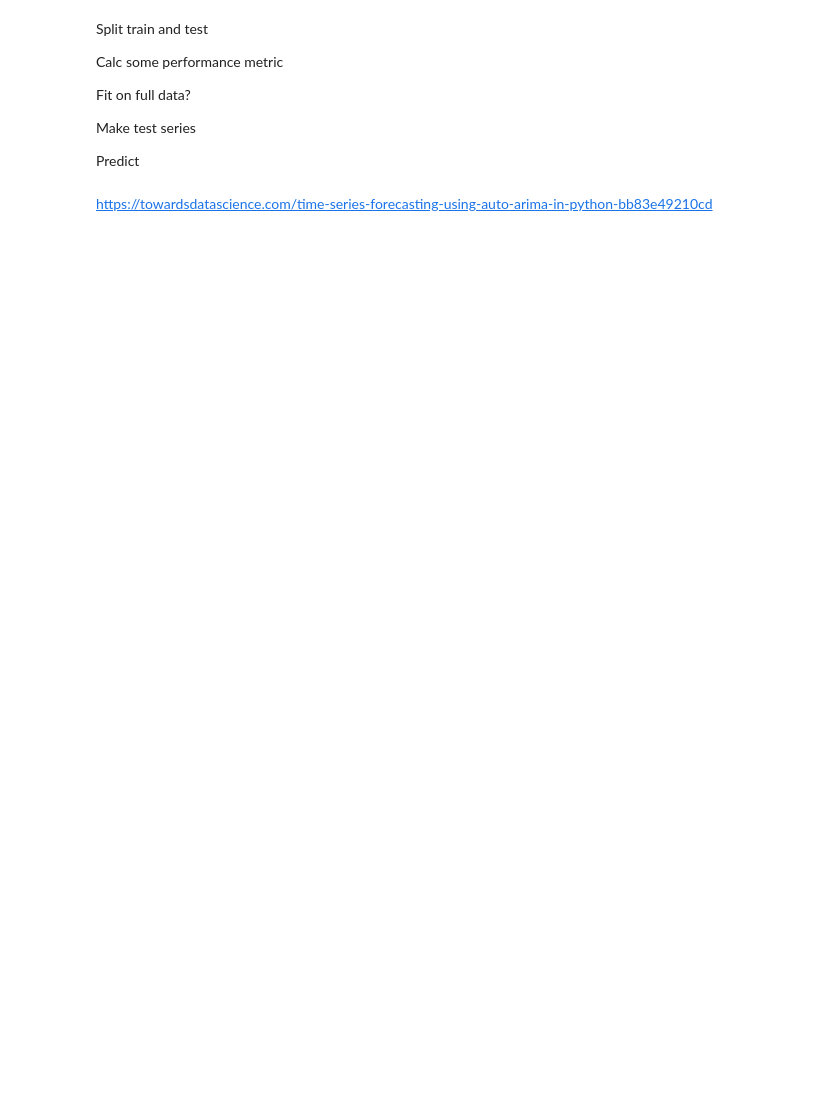
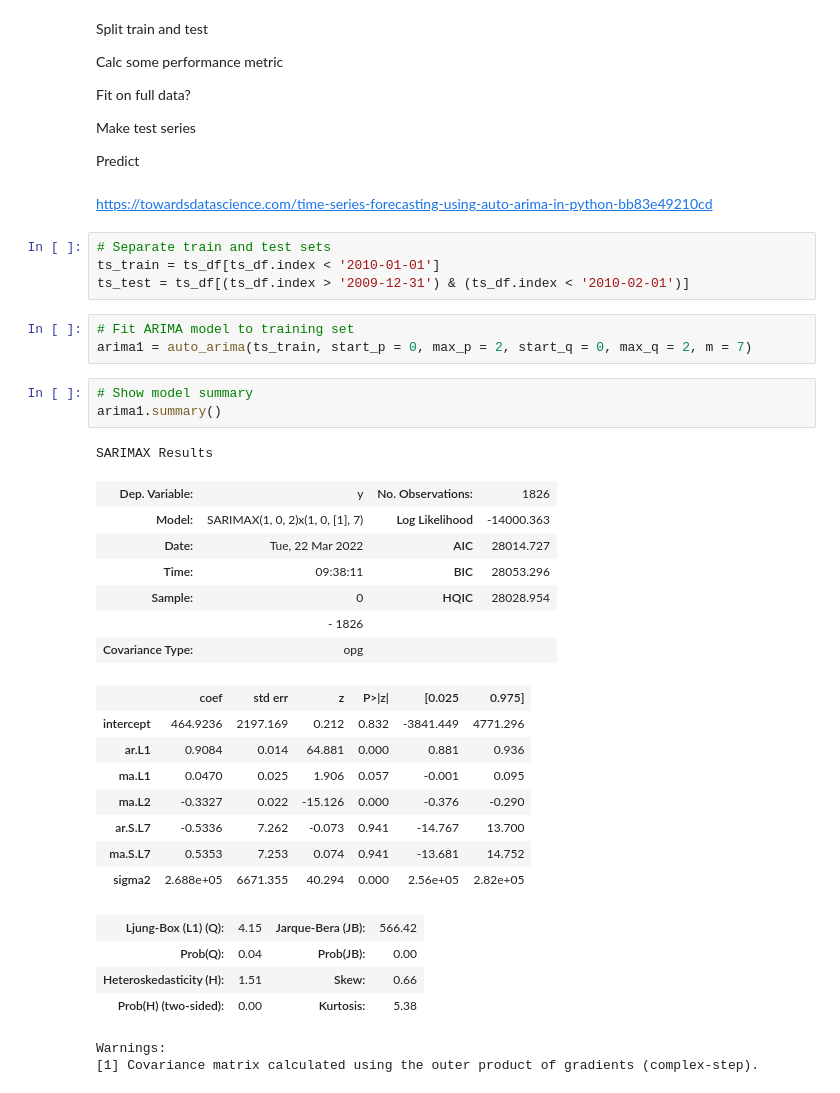
Before and after one commit to robkravec/ENV790_TimeSeriesAnalysis_Sp2022, a Jupyter notebook: Competition/Competition.ipynb, the cells around one changed output. Cells and saved outputs as stored; diff of their text form; blank space fills up the shorter version.

```diff
--- a/Competition/Competition.ipynb
+++ b/Competition/Competition.ipynb
@@ -101,3 +110,36 @@ Make test series
 Predict
 # %% [markdown]
 https://towardsdatascience.com/time-series-forecasting-using-auto-arima-in-python-bb83e49210cd
+# %%
+# Separate train and test sets
+ts_train = ts_df[ts_df.index < '2010-01-01']
+ts_test = ts_df[(ts_df.index > '2009-12-31') & (ts_df.index < '2010-02-01')]
+# %%
+# Fit ARIMA model to training set
+arima1 = auto_arima(ts_train, start_p = 0, max_p = 2, start_q = 0, max_q = 2, m = 7)
+# %%
+# Show model summary
+arima1.summary()
+# %% [output]
+SARIMAX Results
+| Dep. Variable: | y | No. Observations: | 1826 |
+| Model: | SARIMAX(1, 0, 2)x(1, 0, [1], 7) | Log Likelihood | -14000.363 |
+| Date: | Tue, 22 Mar 2022 | AIC | 28014.727 |
+| Time: | 09:38:11 | BIC | 28053.296 |
+| Sample: | 0 | HQIC | 28028.954 |
+|  | - 1826 |  |  |
+| Covariance Type: | opg |  |  |
+|  | coef | std err | z | P>|z| | [0.025 | 0.975] |
+| intercept | 464.9236 | 2197.169 | 0.212 | 0.832 | -3841.449 | 4771.296 |
+| ar.L1 | 0.9084 | 0.014 | 64.881 | 0.000 | 0.881 | 0.936 |
+| ma.L1 | 0.0470 | 0.025 | 1.906 | 0.057 | -0.001 | 0.095 |
+| ma.L2 | -0.3327 | 0.022 | -15.126 | 0.000 | -0.376 | -0.290 |
+| ar.S.L7 | -0.5336 | 7.262 | -0.073 | 0.941 | -14.767 | 13.700 |
+| ma.S.L7 | 0.5353 | 7.253 | 0.074 | 0.941 | -13.681 | 14.752 |
+| sigma2 | 2.688e+05 | 6671.355 | 40.294 | 0.000 | 2.56e+05 | 2.82e+05 |
+| Ljung-Box (L1) (Q): | 4.15 | Jarque-Bera (JB): | 566.42 |
+| Prob(Q): | 0.04 | Prob(JB): | 0.00 |
+| Heteroskedasticity (H): | 1.51 | Skew: | 0.66 |
+| Prob(H) (two-sided): | 0.00 | Kurtosis: | 5.38 |
+Warnings:
+[1] Covariance matrix calculated using the outer product of gradients (complex-step).
```
Also changed, not shown: parts of 7 cells of this notebook, 3 other files.
